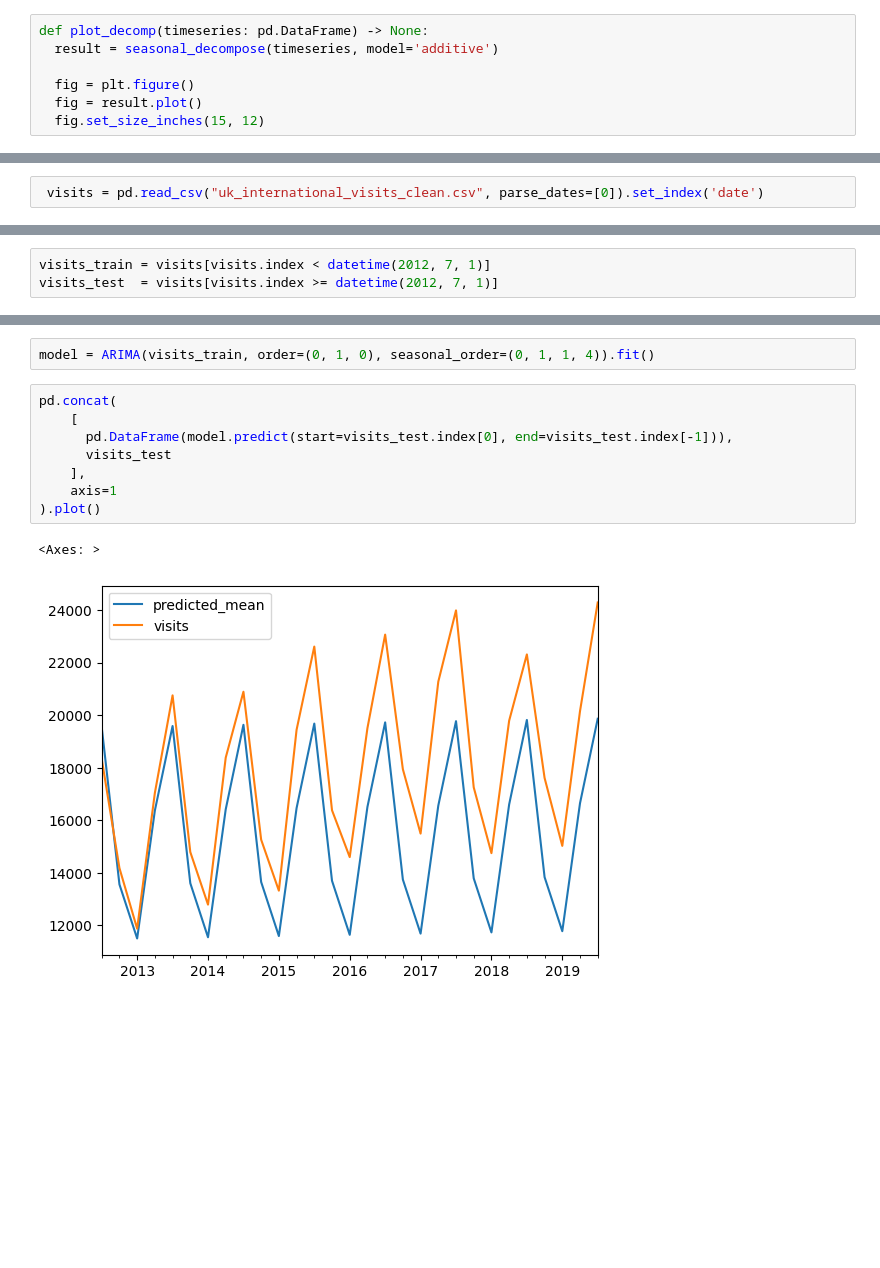
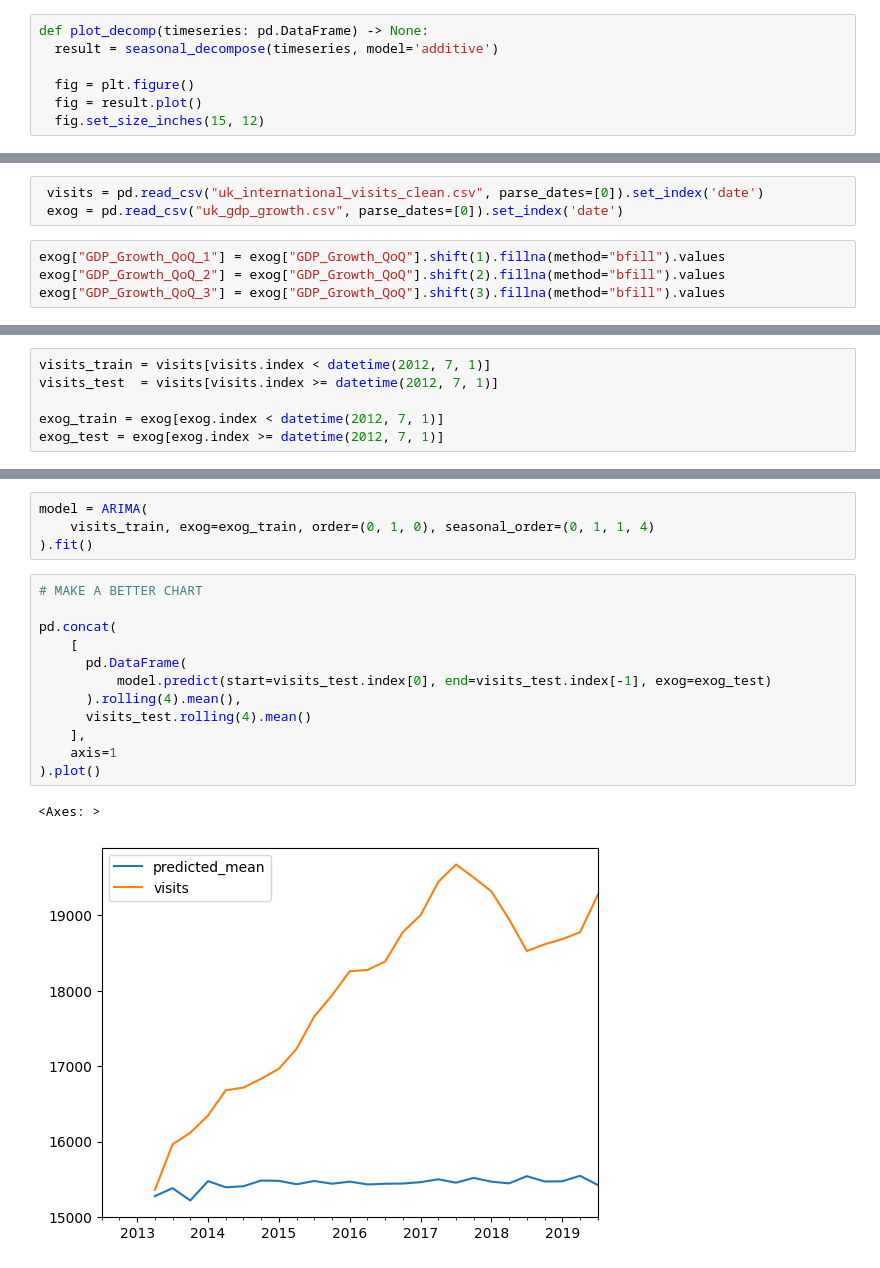
Before and after one commit to ludlev2/ml_project_cse204, a Jupyter notebook: Datasets-under-consideration/London/RQ1_TS.ipynb, the cells around one changed output, grey strips where cells are left out. Drawn from its saved outputs; the diff is of its cells as text; blank space fills up the shorter version.

```diff
--- a/Datasets-under-consideration/London/RQ1_TS.ipynb
+++ b/Datasets-under-consideration/London/RQ1_TS.ipynb
@@ -63,3 +69,8 @@ df[['visits', 'date']].groupby('date').sum().to_csv('uk_international_visits_cle
 # %%
  visits = pd.read_csv("uk_international_visits_clean.csv", parse_dates=[0]).set_index('date')
+ exog = pd.read_csv("uk_gdp_growth.csv", parse_dates=[0]).set_index('date')
+# %%
+exog["GDP_Growth_QoQ_1"] = exog["GDP_Growth_QoQ"].shift(1).fillna(method="bfill").values
+exog["GDP_Growth_QoQ_2"] = exog["GDP_Growth_QoQ"].shift(2).fillna(method="bfill").values
+exog["GDP_Growth_QoQ_3"] = exog["GDP_Growth_QoQ"].shift(3).fillna(method="bfill").values
 # %%
@@ -77,3 +91,6 @@ axs[2].plot(visits_diff_2)
 # %%
 visits_train = visits[visits.index < datetime(2012, 7, 1)]
 visits_test  = visits[visits.index >= datetime(2012, 7, 1)]
+
+exog_train = exog[exog.index < datetime(2012, 7, 1)]
+exog_test = exog[exog.index >= datetime(2012, 7, 1)]
@@ -130,13 +176,19 @@ Total fit time: 2.458 seconds
 # %%
-model = ARIMA(visits_train, order=(0, 1, 0), seasonal_order=(0, 1, 1, 4)).fit()
+model = ARIMA(
+    visits_train, exog=exog_train, order=(0, 1, 0), seasonal_order=(0, 1, 1, 4)
+).fit()
 # %%
+# MAKE A BETTER CHART
+
 pd.concat(
     [
-      pd.DataFrame(model.predict(start=visits_test.index[0], end=visits_test.index[-1])),
-      visits_test
+      pd.DataFrame(
+          model.predict(start=visits_test.index[0], end=visits_test.index[-1], exog=exog_test)
+      ).rolling(4).mean(),
+      visits_test.rolling(4).mean()
     ],
     axis=1
 ).plot()
 # %% [output]
 <Axes: >
-[figure, old version]
+[figure, new version]
```
Also changed, not shown: parts of 16 cells of this notebook.
